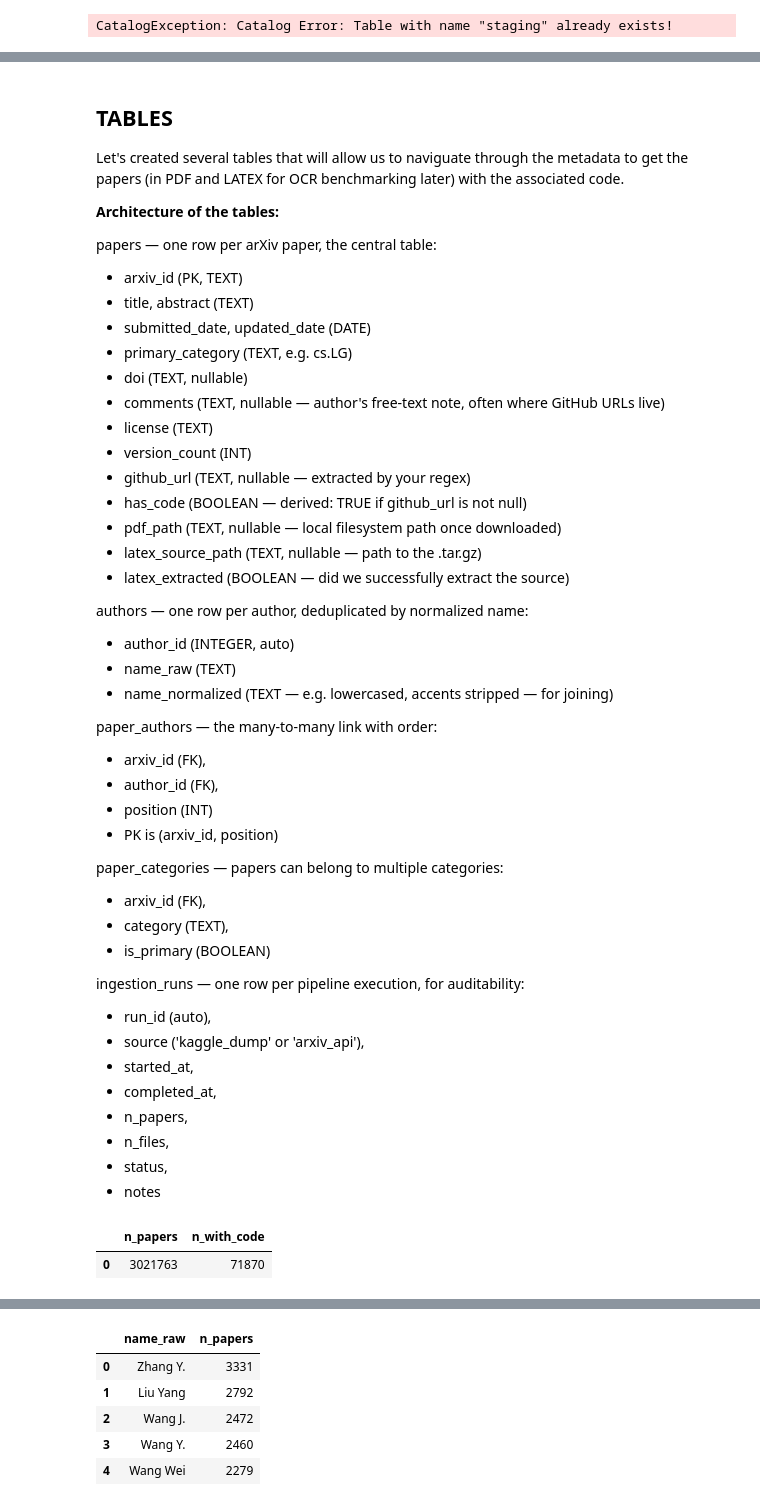
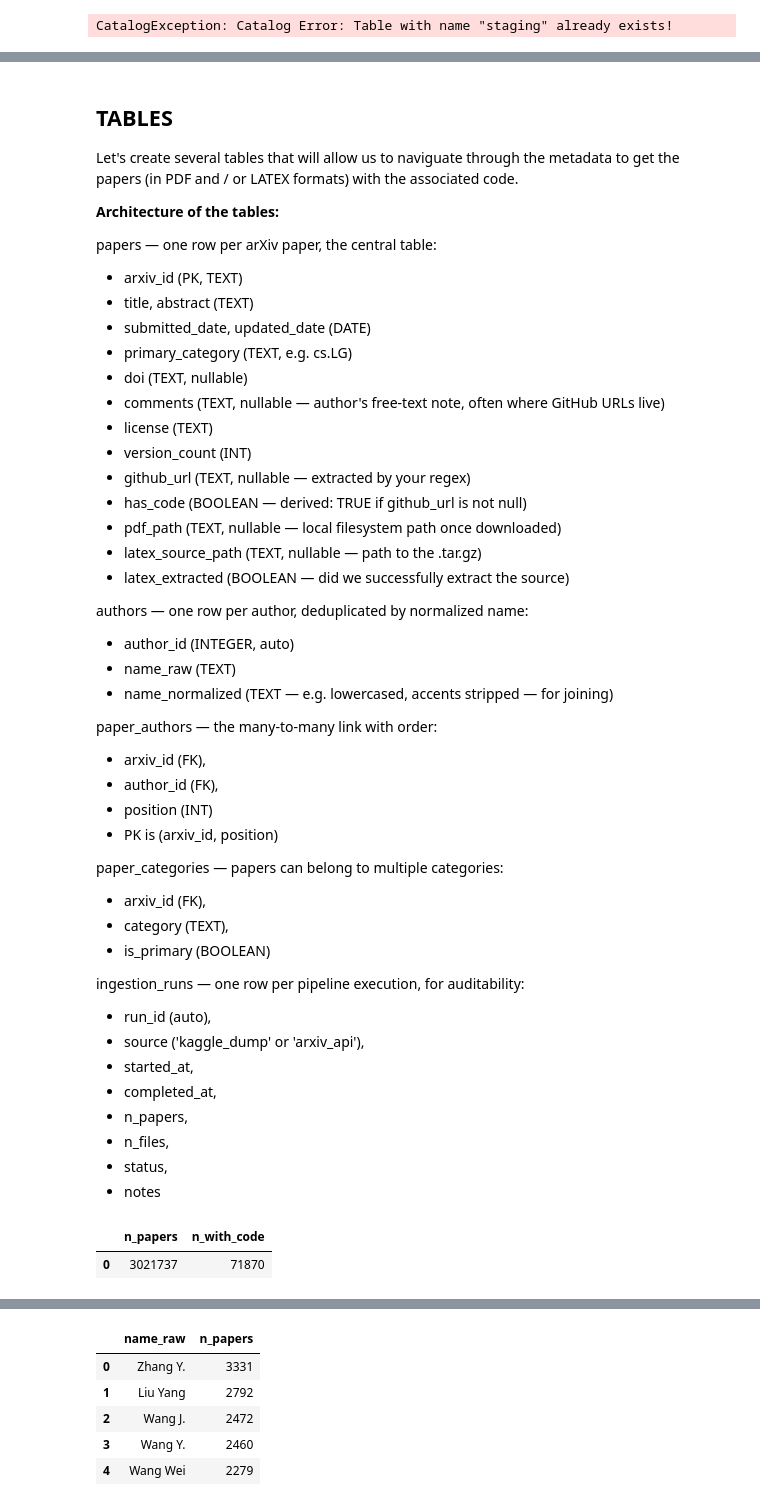
Before and after one commit to Julien-Pgn/SciRex, a Jupyter notebook: notebooks/db_build.ipynb, the cells around one changed output, grey strips where cells are left out. Drawn from its saved outputs; the diff is of its cells as text; code cells hidden in the pictures.

```diff
--- a/notebooks/db_build.ipynb
+++ b/notebooks/db_build.ipynb
@@ -53,7 +103,7 @@ CatalogException: Catalog Error: Table with name "staging" already exists!
 # %% [markdown]
 ## TABLES
 
-Let's created several tables that will allow us to naviguate through the metadata to get the papers (in PDF and LATEX for OCR benchmarking later) with the associated code.
+Let's create several tables that will allow us to naviguate through the metadata to get the papers (in PDF and / or LATEX formats) with the associated code.
 
 **Architecture of the tables:**
 
@@ -99,8 +149,26 @@ ingestion_runs — one row per pipeline execution, for auditability:
 - notes
 # %%
 # First table: papers
+conn.execute("""
+CREATE OR REPLACE TABLE papers (
+             arxiv_id VARCHAR PRIMARY KEY,
+             title VARCHAR,
+             abstract VARCHAR,
+             submitted_date DATE,
+             updated_date DATE,
+             primary_category VARCHAR,
+             doi VARCHAR,
+             comments VARCHAR,
+             license VARCHAR,
+             version_count BIGINT,
+             github_url VARCHAR,
+             has_code BOOLEAN
+             );
+             """)
+
+# Second: add values from staging_clean to the table papers
 conn.execute(r"""
-CREATE OR REPLACE TABLE papers AS
+INSERT INTO papers
 SELECT
     id AS arxiv_id,
     title,
@@ -124,38 +192,34 @@ SELECT
     comments,
     license,
 
     -- length() on a list returns its size
     length(versions) AS version_count,
 
     -- GitHub URL extraction:
     NULLIF(
         regexp_extract(
             COALESCE(abstract, '') || ' ' || COALESCE(comments, ''),
             'https?://github\.com/[\w\-\.]+/[\w\-\.]+'
         ),
         ''
     ) AS github_url,
 
     -- Derived boolean: TRUE if we found a GitHub link above.
     -- We compute it inline rather than as a generated column for portability.
     (NULLIF(
         regexp_extract(
             COALESCE(abstract, '') || ' ' || COALESCE(comments, ''),
             'https?://github\.com/[\w\-\.]+/[\w\-\.]+'
         ),
         ''
-    ) IS NOT NULL) AS has_code,
+    ) IS NOT NULL) AS has_code
 
-    -- These three are placeholders. Phase 1 step 5 (the fetcher) populates them.
-    NULL::VARCHAR AS pdf_path,
-    NULL::VARCHAR AS latex_source_path,
-    FALSE AS latex_extracted
 
-FROM staging;
+FROM staging_clean;
 """)
 
-# Quick sanity check
+# How many papers with code ?
 conn.execute("SELECT COUNT(*) AS n_papers, COUNT(github_url) AS n_with_code FROM papers").fetchdf()
 # %% [output]
 |  | n_papers | n_with_code |
-| 0 | 3021763 | 71870 |
+| 0 | 3021737 | 71870 |
```
Also changed, not shown: parts of 15 cells of this notebook, 3 other files.
